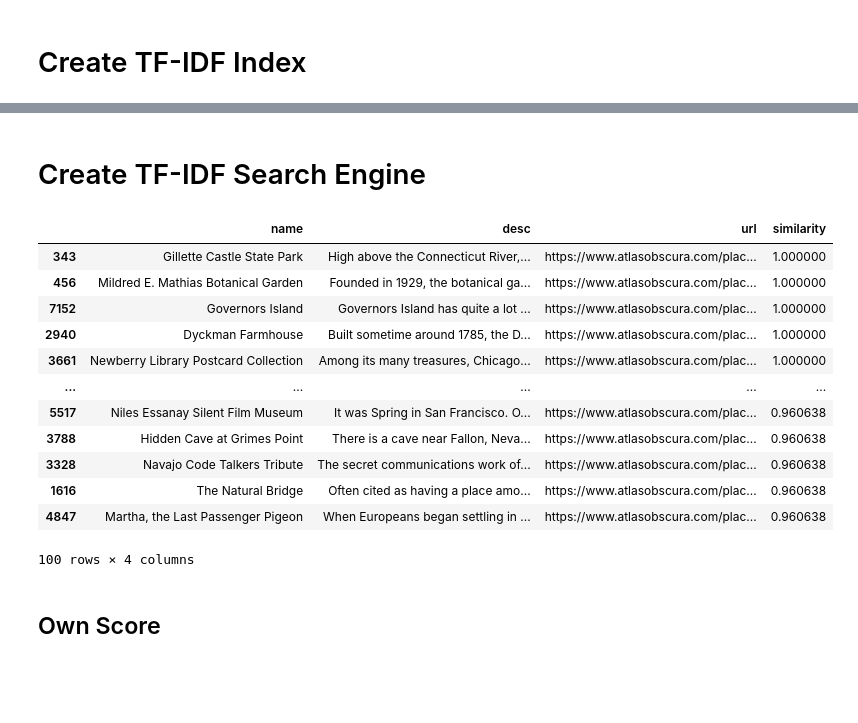
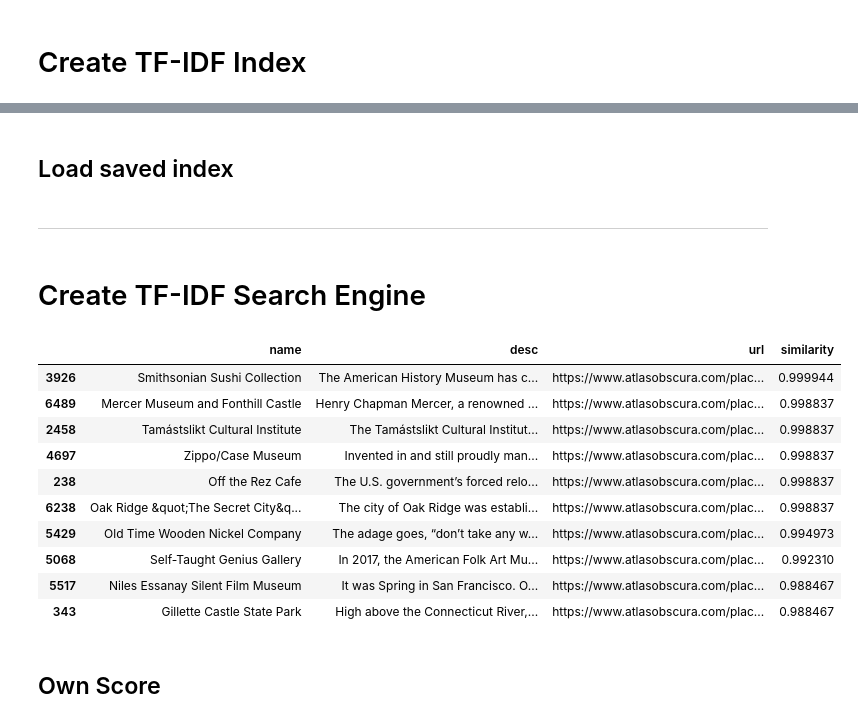
Before and after one commit to jonasbarth/adm-2022-hw-3, a Jupyter notebook: main.ipynb, the cells around one changed output, grey strips where cells are left out. Cells and saved outputs as stored; diff of their text form; code cells hidden in the pictures; blank space fills up the shorter version.

Commit message:
Load and save the entire index object.

```diff
--- a/main.ipynb
+++ b/main.ipynb
@@ -92,23 +102,27 @@ tf_idf_index = TfIdfIndex.create_from(ids, descriptions)
+# %% [markdown]
+## Load saved index
+# %%
+tf_idf_index = TfIdfIndex.load_from('./resources/tf_idf_index.pickle')
+# %% [markdown]
+---
 # %% [markdown]
 # Create TF-IDF Search Engine
 # %%
 tf_idf_search_engine = SearchEngine(tf_idf_index, place_service)
 # %%
-tf_idf_search_engine.query_top_k("american museum", 100)
+tf_idf_search_engine.query_top_k("american museum", 10)
 # %% [output]
 |  | name | desc | url | similarity |
-| 343 | Gillette Castle State Park | High above the Connecticut River,... | https://www.atlasobscura.com/plac... | 1.000000 |
-| 456 | Mildred E. Mathias Botanical Garden | Founded in 1929, the botanical ga... | https://www.atlasobscura.com/plac... | 1.000000 |
-| 7152 | Governors Island | Governors Island has quite a lot ... | https://www.atlasobscura.com/plac... | 1.000000 |
-| 2940 | Dyckman Farmhouse | Built sometime around 1785, the D... | https://www.atlasobscura.com/plac... | 1.000000 |
-| 3661 | Newberry Library Postcard Collection | Among its many treasures, Chicago... | https://www.atlasobscura.com/plac... | 1.000000 |
-| ... | ... | ... | ... | ... |
-| 5517 | Niles Essanay Silent Film Museum | It was Spring in San Francisco. O... | https://www.atlasobscura.com/plac... | 0.960638 |
-| 3788 | Hidden Cave at Grimes Point | There is a cave near Fallon, Neva... | https://www.atlasobscura.com/plac... | 0.960638 |
-| 3328 | Navajo Code Talkers Tribute | The secret communications work of... | https://www.atlasobscura.com/plac... | 0.960638 |
-| 1616 | The Natural Bridge | Often cited as having a place amo... | https://www.atlasobscura.com/plac... | 0.960638 |
-| 4847 | Martha, the Last Passenger Pigeon | When Europeans began settling in ... | https://www.atlasobscura.com/plac... | 0.960638 |
+| 3926 | Smithsonian Sushi Collection | The American History Museum has c... | https://www.atlasobscura.com/plac... | 0.999944 |
+| 6489 | Mercer Museum and Fonthill Castle | Henry Chapman Mercer, a renowned ... | https://www.atlasobscura.com/plac... | 0.998837 |
+| 2458 | Tamástslikt Cultural Institute | The Tamástslikt Cultural Institut... | https://www.atlasobscura.com/plac... | 0.998837 |
+| 4697 | Zippo/Case Museum | Invented in and still proudly man... | https://www.atlasobscura.com/plac... | 0.998837 |
+| 238 | Off the Rez Cafe | The U.S. government’s forced relo... | https://www.atlasobscura.com/plac... | 0.998837 |
+| 6238 | Oak Ridge &quot;The Secret City&q... | The city of Oak Ridge was establi... | https://www.atlasobscura.com/plac... | 0.998837 |
+| 5429 | Old Time Wooden Nickel Company | The adage goes, “don’t take any w... | https://www.atlasobscura.com/plac... | 0.994973 |
+| 5068 | Self-Taught Genius Gallery | In 2017, the American Folk Art Mu... | https://www.atlasobscura.com/plac... | 0.992310 |
+| 5517 | Niles Essanay Silent Film Museum | It was Spring in San Francisco. O... | https://www.atlasobscura.com/plac... | 0.988467 |
+| 343 | Gillette Castle State Park | High above the Connecticut River,... | https://www.atlasobscura.com/plac... | 0.988467 |
-100 rows × 4 columns
 # %% [markdown]
 ## Own Score
 # %%
```
Also changed, not shown: parts of 8 cells of this notebook, 2 other files.
